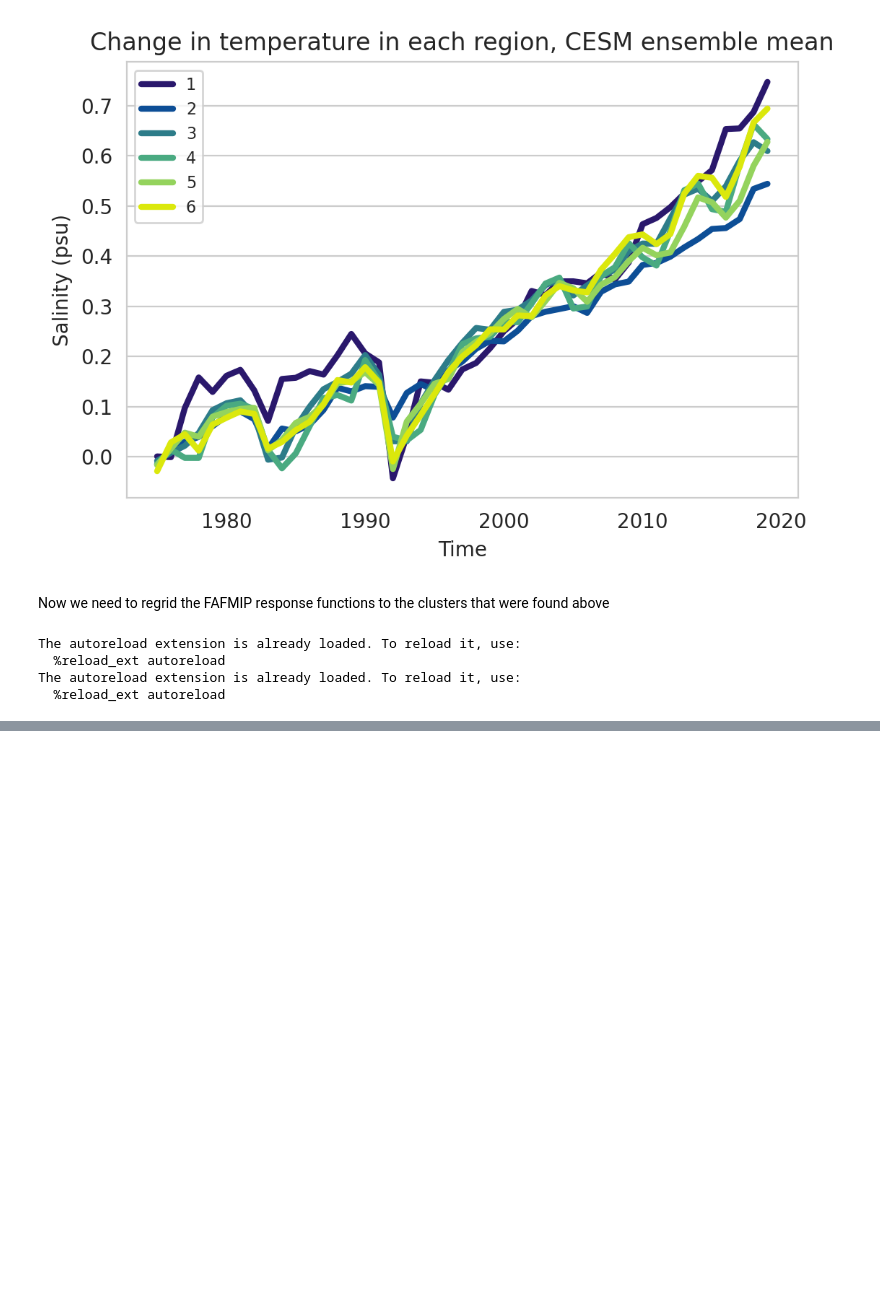
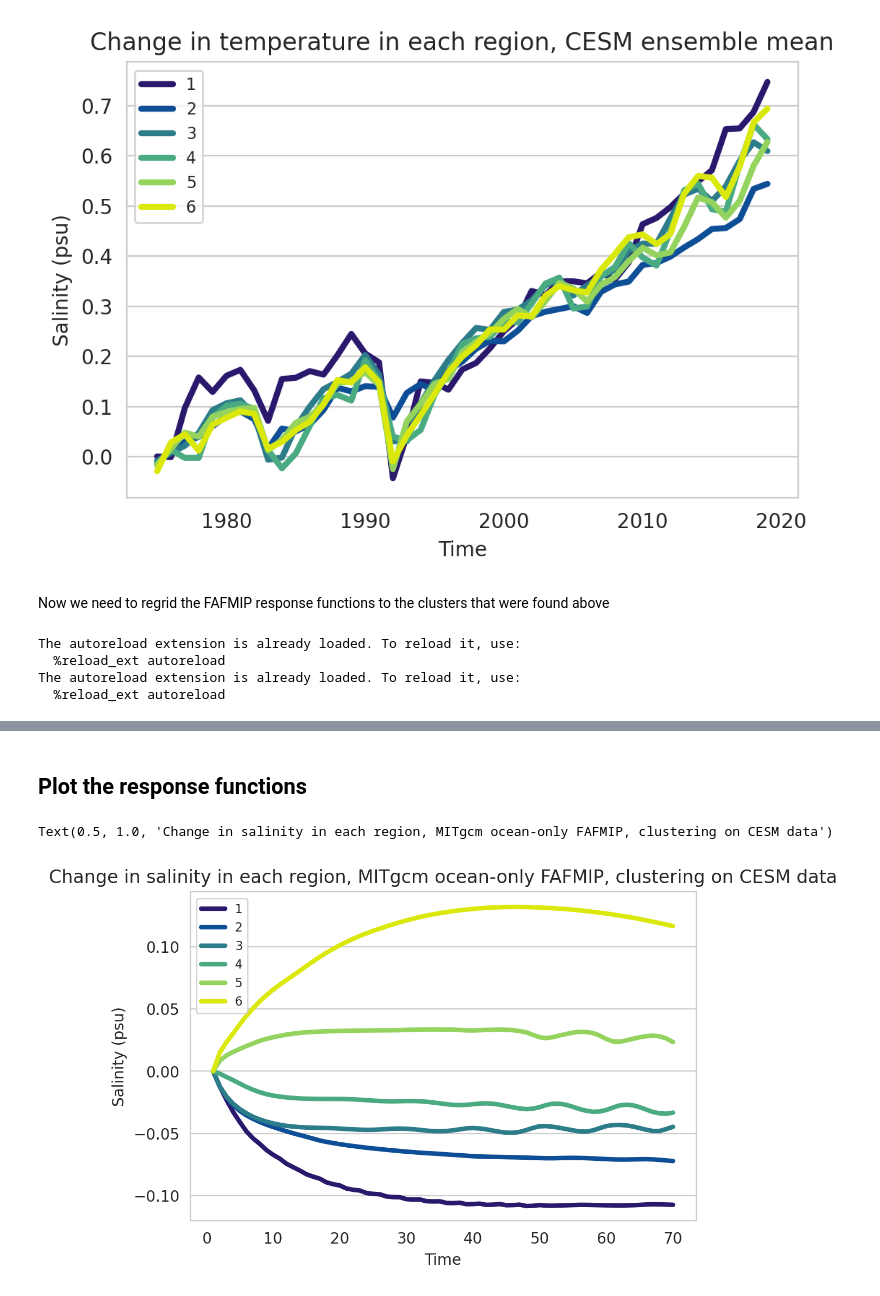
Before and after one commit to aurora-bf/freshwater_flux_linresp, a Jupyter notebook: model_tests/linear_response_CESM_ensemblemean.ipynb, the cells around one changed output, grey strips where cells are left out. Saved outputs shown, nothing was run; the diff lists cells and outputs as text; code cells hidden in the pictures; blank space fills up the shorter version.

```diff
--- a/model_tests/linear_response_CESM_ensemblemean.ipynb
+++ b/model_tests/linear_response_CESM_ensemblemean.ipynb
@@ -403,0 +598,20 @@ print(df3_mean[40:45,1].mean()-df3_mean[0:5,1].mean())
+# %% [markdown]
+## Plot the response functions
+# %%
+import seaborn as sns
+sns.set_style(style="whitegrid") #comment out if don't want seaborn background
+
+
+fig, ax = plt.subplots()
+ax.xaxis.grid()
+from cycler import cycler
+ax.set_prop_cycle(cycler('color',['#2a186c', '#0d4e96', '#2d7c89', '#4aaa81', '#94d35d', '#DBE80C'])) #comment out if don't want these colours
+plt.plot(np.linspace(1,70,70),salt_mit_water-np.mean(salt_mit_water[0:1,:],0),linewidth=3)
+
+plt.legend(['1','2','3','4','5','6'],loc='upper left',fontsize=8)
+plt.xlabel('Time')
+plt.ylabel('Salinity (psu)')
+plt.title('Change in salinity in each region, MITgcm ocean-only FAFMIP, clustering on CESM data')
+# %% [output]
+Text(0.5, 1.0, 'Change in salinity in each region, MITgcm ocean-only FAFMIP, clustering on CESM data')
+[figure, added]
```
Also changed, not shown: parts of 27 cells of this notebook, 48 other files.
